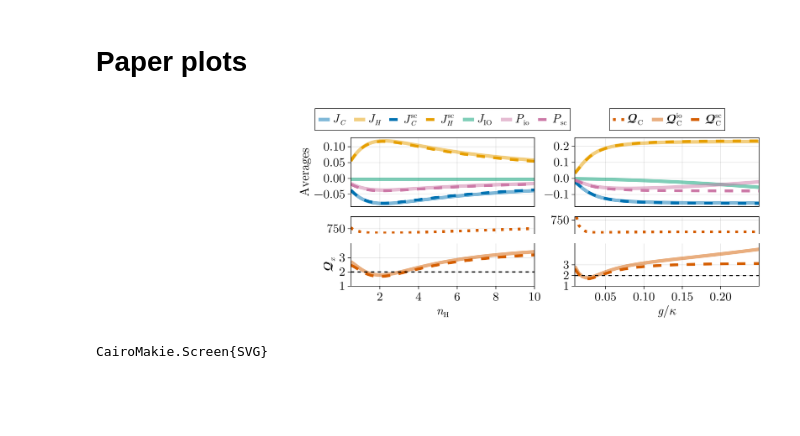
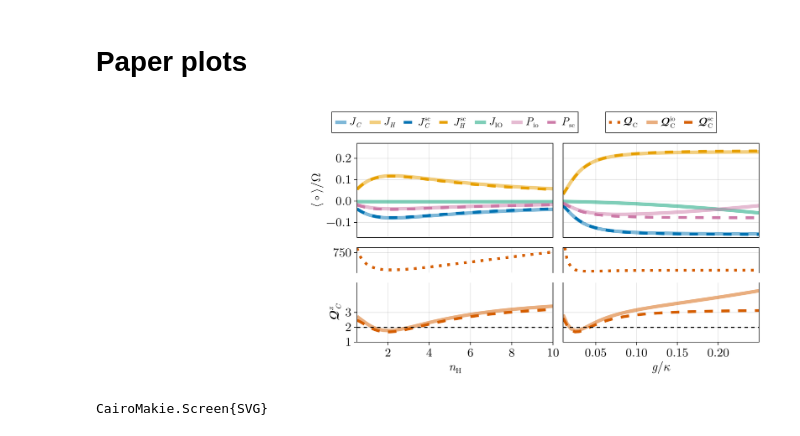
Before and after one commit to marcelojbp/Quantum_Three-Level_Maser_TUR, a Jupyter notebook: notebooks/quantum-TLM.ipynb, the cells around one changed output. Saved outputs shown, nothing was run; the diff lists cells and outputs as text; code cells hidden in the pictures; blank space fills up the shorter version.

Commit message:
Tidied truncation plots and implemented ref. suggestions on main figure

```diff
--- a/notebooks/quantum-TLM.ipynb
+++ b/notebooks/quantum-TLM.ipynb
@@ -1008,7 +1067,7 @@ qtlm_plots = with_theme(theme_latexfonts()) do
     lw_thick = 1.25*lw
     alpha = 0.5
     #|=== === === === Layout
-    f = Figure(fontsize = 22, size = (1200, 400))
+    f = Figure(fontsize = 22, size = (1200, 500))
     c_P = :blue
     c_J = :red
     c_Q = Cycled(5)
@@ -1029,8 +1088,17 @@ qtlm_plots = with_theme(theme_latexfonts()) do
     yscale = identity
     # yscale = Makie.pseudolog10
 
+    low_lims_g = (1, 5)
+    high_lims_g = (minimum(𝒬C_g)*0.75, minimum(𝒬C_g)*5)
+    # low_lims = (1, 4)
+    low_lims = low_lims_g
+    # high_lims = (minimum(𝒬C)*0.75, minimum(𝒬C)*10)
+    high_lims = high_lims_g
+
+
+
     # #|=== === ===  Fig. (a)
-    axa = Axis(ga[1,1], xscale = xscale, ylabel = "Averages", xlabel =L"\bar{n}_\text{H}")
+    axa = Axis(ga[1,1], xscale = xscale, ylabel = L"\langle \circ \rangle/\Omega", xlabel =L"\bar{n}_\text{H}")
     lines!(axa, the_range, JC_n/Ω, linewidth = lw_thick, label = L"J_C", color = Cycled(1), alpha = alpha)
     lines!(axa, the_range, JH_n/Ω, linewidth = lw_thick, label = L"J_H", color = Cycled(2), alpha = alpha)
     lines!(axa, the_range, JC_sc_n/Ω, linewidth = lw, label = L"J_C^\text{sc}", linestyle = :dash)
@@ -1043,17 +1111,18 @@ qtlm_plots = with_theme(theme_latexfonts()) do
     # hlines!(axa, 0, color = :black, linestyle = :dash)
     # axislegend(axa, position= (1, 0.75), nbanks = 4)
     xlims!(axa, minimum(the_range), maximum(the_range))
+    # ylims!(axa, -0.15, 0.25)
 
     hidexdecorations!(axa)
     axa.xgridvisible = true
 
-    low_lims = (1, 4)
-    high_lims = (minimum(𝒬C)*0.75, minimum(𝒬C)*10)
+    # low_lims = (1, 4)
+    # high_lims = (minimum(𝒬C)*0.75, minimum(𝒬C)*10)
 
     # Create upper and lower axes
     axb_top = Axis(gb[1, 1], yticks = [750, 2500])
     axb_bottom = Axis(gb[2:3,1], xlabel = L"n_\text{H}",
-     ylabel = L"\mathcal{Q}_x",
+     ylabel = L"\mathcal{Q}_C^x",
         xscale = xscale, yticks = [1, 2, 3])
     # Plot the data
     # lines!(axb_top, x_high, 𝒬C)
@@ -1081,39 +1150,54 @@ qtlm_plots = with_theme(theme_latexfonts()) do
     lines!(axc, g_range, JH_sc_g/Ω, linewidth = lw, label = L"J_H^\text{sc}", linestyle = :dash)
     lines!(axc, g_range, Jcavio_g/Ω, linewidth = lw_thick, label = L"J_\text{io}", color = Cycled(3), alpha = alpha)
     lines!(axc, g_range, Pio_g/Ω, linewidth = lw_thick, label = L"P_\text{io}", color = Cycled(4), alpha = alpha)
     lines!(axc, g_range, P_sc_g/Ω, linewidth = lw, label = L"P_\text{sc}", linestyle = :dash, color = Cycled(4))
     hidexdecorations!(axc)
     xlims!(axc, minimum(g_range), maximum(g_range))
     axc.xgridvisible = true
 
     # Q-plots for g with broken axis
-    low_lims_g = (1, 5)
-    high_lims_g = (minimum(𝒬C_g)*0.75, minimum(𝒬C_g)*5)
+    # low_lims_g = (1, 5)
+    # high_lims_g = (minimum(𝒬C_g)*0.75, minimum(𝒬C_g)*5)
 
     axd_top = Axis(gd[1, 1], yticks = [750, 2000])
     axd_bottom = Axis(gd[2:3,1], xlabel = L"g/\kappa", xscale = xscale, yticks = [1, 2, 3])
 
     lines!(axd_top, g_range, 𝒬C_g, linewidth = lw, label = L"\mathcal{Q}_\text{C}", color = Cycled(6), linestyle = :dot)
     lines!(axd_bottom, g_range, 𝒬C_g, linewidth = lw, label = L"\mathcal{Q}_\text{C}", color = Cycled(6), linestyle = :dot)
     lines!(axd_bottom, g_range, 𝒬Cio_g, linewidth = lw_thick, label = L"\mathcal{Q}_\text{C}^\text{io}", color = Cycled(6), alpha = alpha)
     lines!(axd_bottom, g_range, 𝒬P_sc_g, linewidth = lw, label = L"\mathcal{Q}_\text{C}^\text{sc}", linestyle = :dash, color = Cycled(6))
     hlines!(axd_bottom, 2, color = :black, linestyle = :dash, linewidth = 2.0)
 
     set_broken_axis!(axd_top, axd_bottom, g_range, high_lims_g, low_lims_g)
     # add_figure_break_indicators!(f, (0.6, 0.43), (0.985, 0.43))
 
     # Legends
     # axislegend(axa, position= (1, 0.85), nbanks = 3, labelsize = 15)
-    Legend(f[1, 2], axa, nbanks = 7, labelsize = 22, tellwidth = false, tellheight = false)
+    Legend(f[1, 2], axa, nbanks = 7, labelsize = 20, tellwidth = false, tellheight = false)
     # axislegend(axb_bottom, position = (0.95,-1.0), nbanks = 1, labelsize = 20)
-    Legend(f[1, 3], axb_bottom, nbanks = 3, labelsize = 22, tellwidth = false, tellheight = false)
+    Legend(f[1, 3], axb_bottom, nbanks = 3, labelsize = 20, tellwidth = false, tellheight = false)
+
+
+    ylims!(axa, -0.17, 0.27)
+    ylims!(axc, -0.17, 0.27)
+    hideydecorations!(axc)
+    hideydecorations!(axd_bottom)
+    hideydecorations!(axd_top)
+    axc.ygridvisible = true
+    axd_top.ygridvisible = true
+    axd_bottom.ygridvisible = true
+
 
     # Adjust row heights: make first row slimmer
-    f.layout.rowsizes = [Relative(0.1), Relative(0.45), Relative(0.45)]
+    rowsize!(f.layout, 1, Relative(0.1))
+    rowsize!(f.layout, 2, Relative(0.45))
+    rowsize!(f.layout, 3, Relative(0.45))
+
+
     f
     end
 # %% [output]
-[figure, old version]
+[figure, new version]
 # %%
 save("../plots/qtlm_plots.pdf", qtlm_plots)
 save("../plots/qtlm_plots.svg", qtlm_plots)
```
Also changed, not shown: parts of 8 cells of this notebook.
